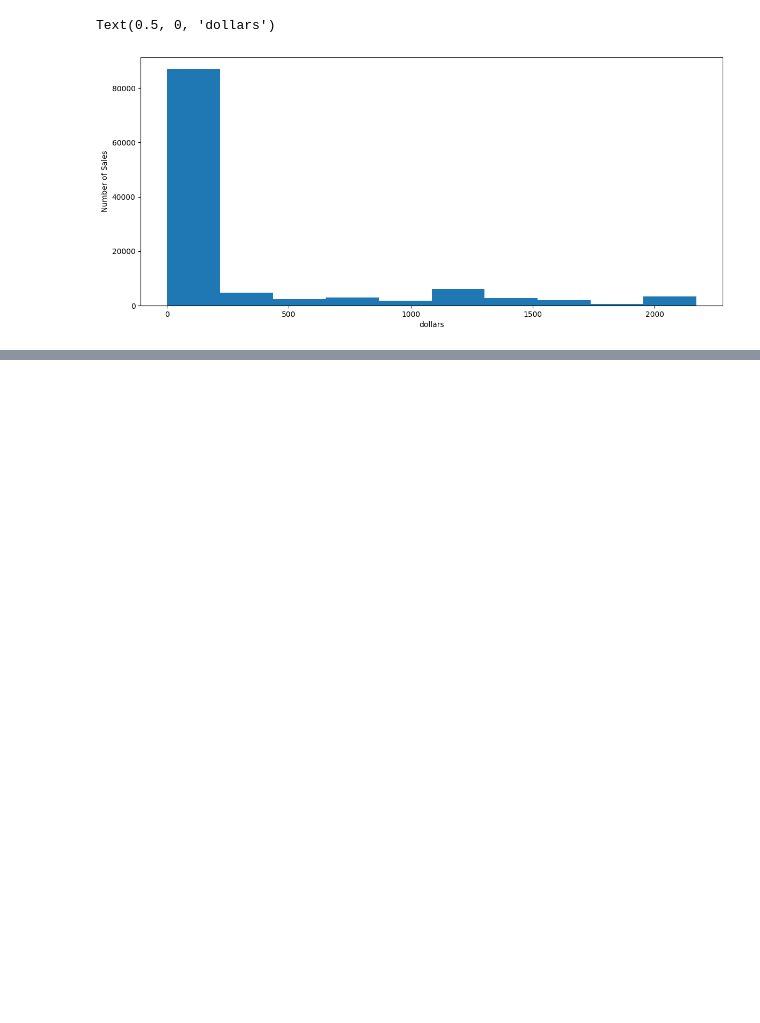
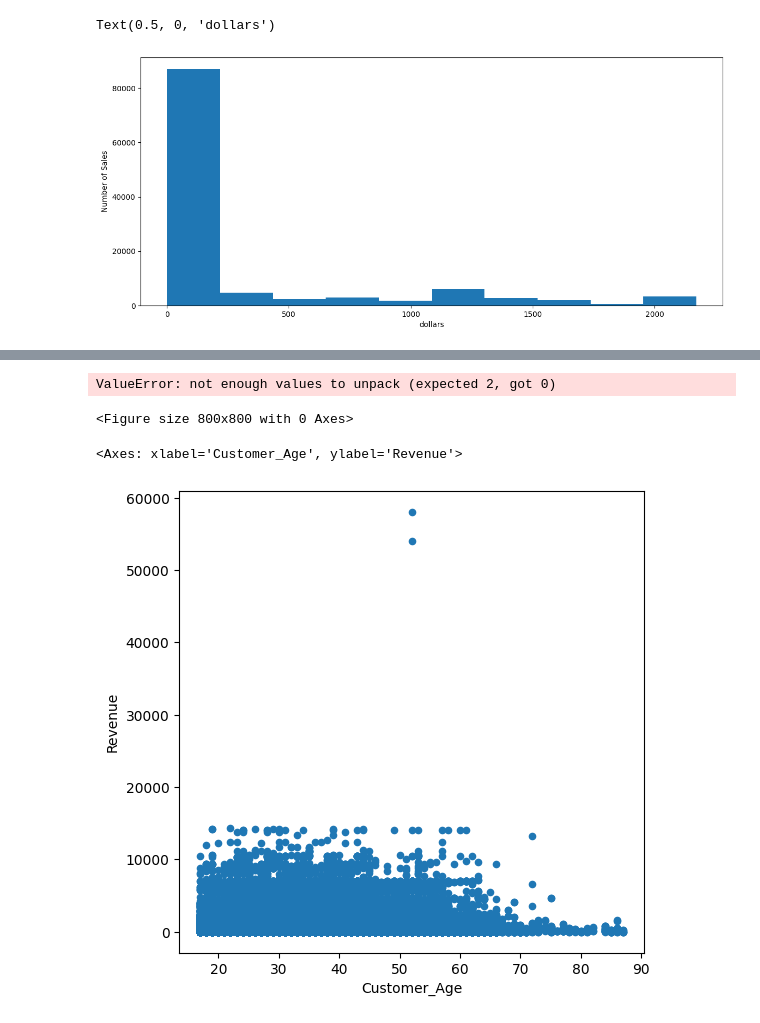
Before and after one commit to Kabin119245/AI-ML, a Jupyter notebook: DataAnalysisWithPython.ipynb, the cells around one changed output, grey strips where cells are left out. Saved outputs shown, nothing was run; the diff lists cells and outputs as text; code cells hidden in the pictures; blank space fills up the shorter version.

```diff
--- a/DataAnalysisWithPython.ipynb
+++ b/DataAnalysisWithPython.ipynb
@@ -215,0 +281,13 @@ Text(0.5, 0, 'dollars')
+# %%
+fig = plt.figure(figsize=(8,8))
+plt.matshow(corr,cmap='RdBu', fignum=fig.number)
+plt.xticks(range(len(corr.columns)),corr.columns, rotation='vertical');
+plt.yticks(range(len(corr.columns)),corr.columns);
+# %% [output]
+ValueError: not enough values to unpack (expected 2, got 0)
+<Figure size 800x800 with 0 Axes>
+# %%
+sales.plot(kind='scatter', x='Customer_Age', y='Revenue', figsize=(6,6))
+# %% [output]
+<Axes: xlabel='Customer_Age', ylabel='Revenue'>
+[figure, added]
```
Also changed, not shown: parts of 11 cells of this notebook.
